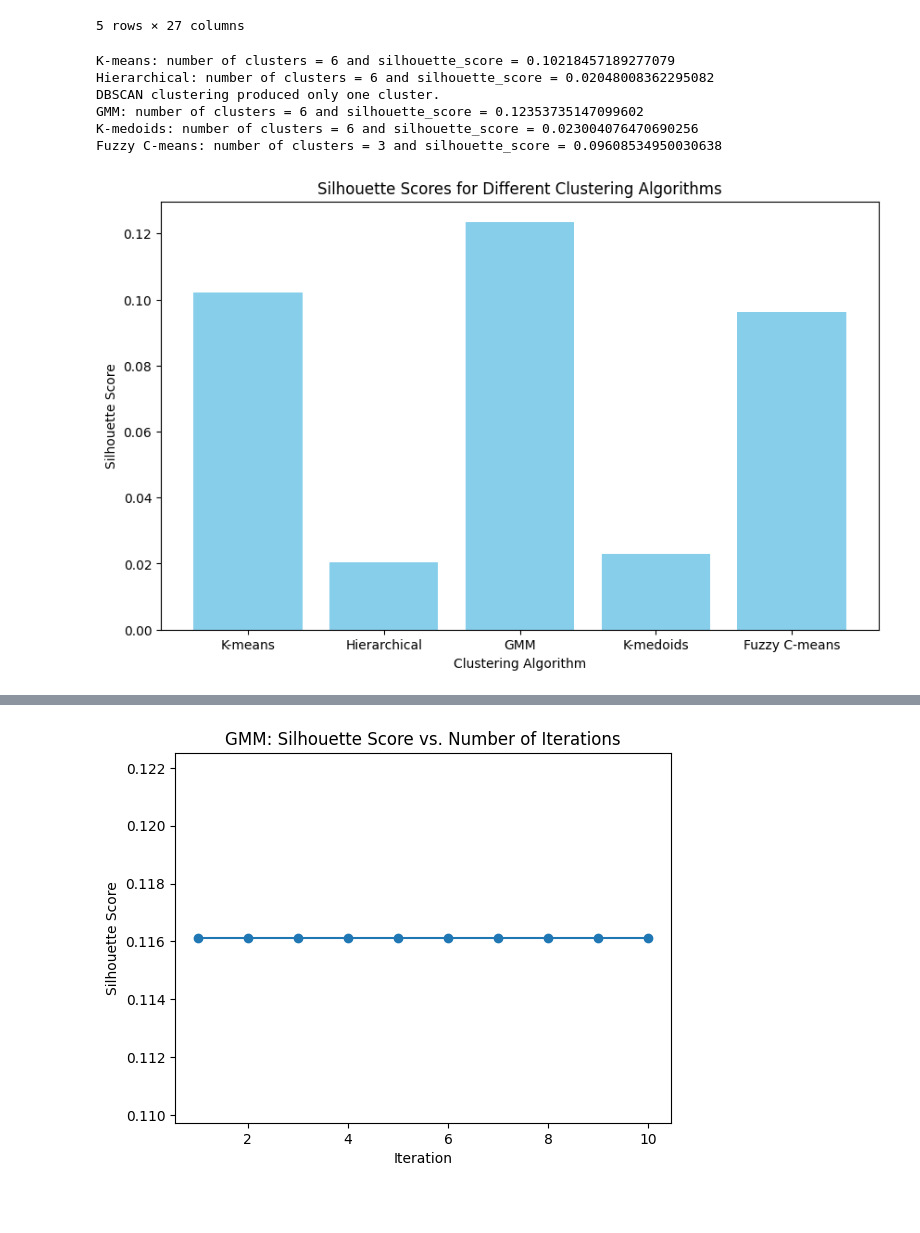
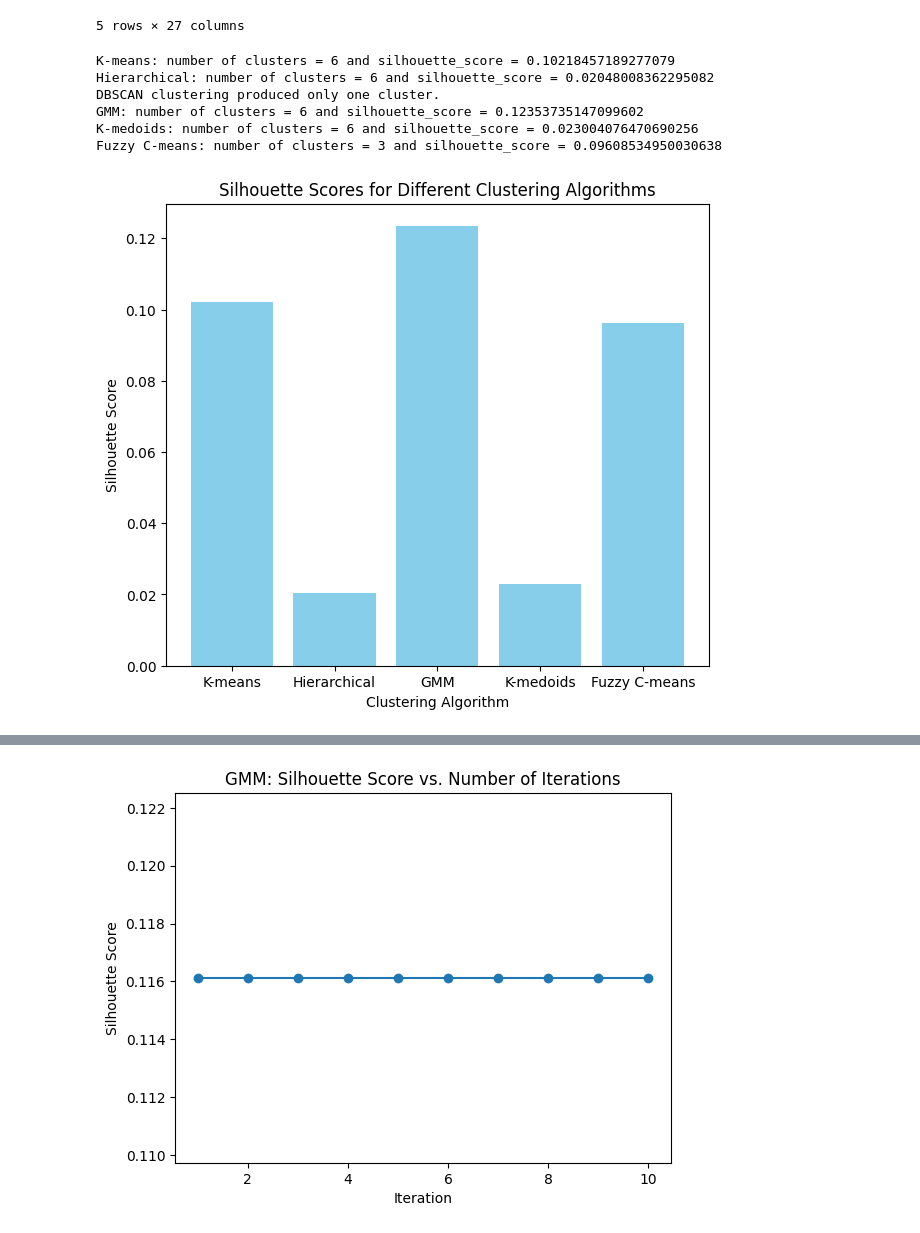
Before and after one commit to tariqrasheed172001/Prediction-of-Depression-levels., a Jupyter notebook: Clustering.ipynb, the cells around one changed output, grey strips where cells are left out. Cells and saved outputs as stored; diff of their text form; code cells hidden in the pictures; blank space fills up the shorter version.

```diff
--- a/Clustering.ipynb
+++ b/Clustering.ipynb
@@ -127,35 +131,35 @@ else:
 
 if len(np.unique(kmedoids_labels)) > 1:
     kmedoids_silhouette = silhouette_score(X_scaled, kmedoids_labels)
     silhouette_scores['K-medoids'] = kmedoids_silhouette
     clusters_info['K-medoids'] = len(np.unique(kmedoids_labels))
     print("K-medoids: number of clusters =", len(np.unique(kmedoids_labels)), "and silhouette_score =", kmedoids_silhouette)
 else:
     print("K-medoids clustering produced only one cluster.")
 
 if len(np.unique(fuzzy_cmeans_labels)) > 1:
     fuzzy_cmeans_silhouette = silhouette_score(X_scaled, fuzzy_cmeans_labels)
     silhouette_scores['Fuzzy C-means'] = fuzzy_cmeans_silhouette
     clusters_info['Fuzzy C-means'] = len(np.unique(fuzzy_cmeans_labels))
     print("Fuzzy C-means: number of clusters =", len(np.unique(fuzzy_cmeans_labels)), "and silhouette_score =", fuzzy_cmeans_silhouette)
 else:
     print("Fuzzy C-means clustering produced only one cluster.")
 
 # Plot the silhouette scores for each clustering algorithm
-plt.figure(figsize=(10, 6))
+plt.figure(figsize=(7, 6))
 plt.bar(silhouette_scores.keys(), silhouette_scores.values(), color='skyblue')
 plt.title('Silhouette Scores for Different Clustering Algorithms')
 plt.xlabel('Clustering Algorithm')
 plt.ylabel('Silhouette Score')
 plt.show()
 # %% [output]
 K-means: number of clusters = 6 and silhouette_score = 0.10218457189277079
 Hierarchical: number of clusters = 6 and silhouette_score = 0.02048008362295082
 DBSCAN clustering produced only one cluster.
 GMM: number of clusters = 6 and silhouette_score = 0.12353735147099602
 K-medoids: number of clusters = 6 and silhouette_score = 0.023004076470690256
 Fuzzy C-means: number of clusters = 3 and silhouette_score = 0.09608534950030638
-[figure, old version]
+[figure, new version]
 # %%
 # Function to run Fuzzy C-means for a range of cluster numbers and calculate FPC
 def run_fuzzy_cmeans(X, number_iterations):
```
Also changed, not shown: parts of 8 cells of this notebook.
